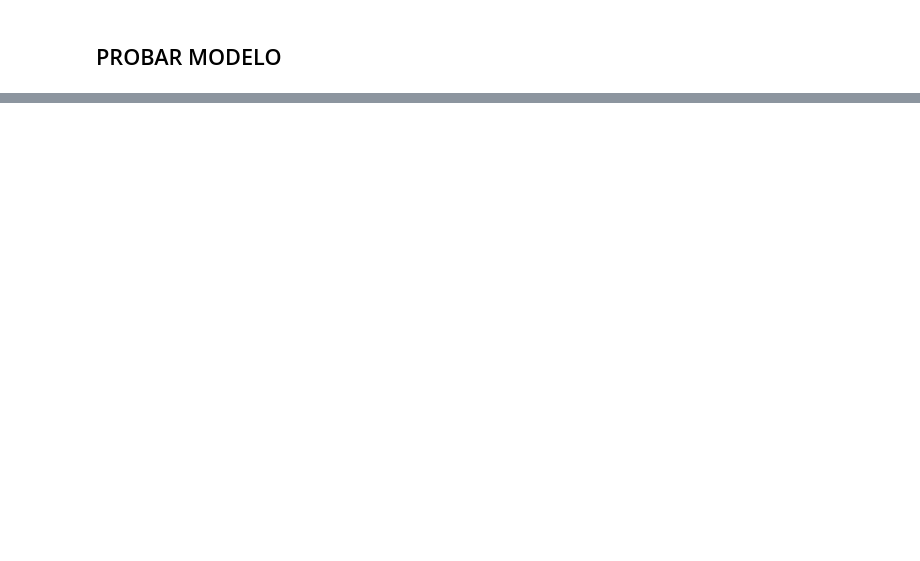
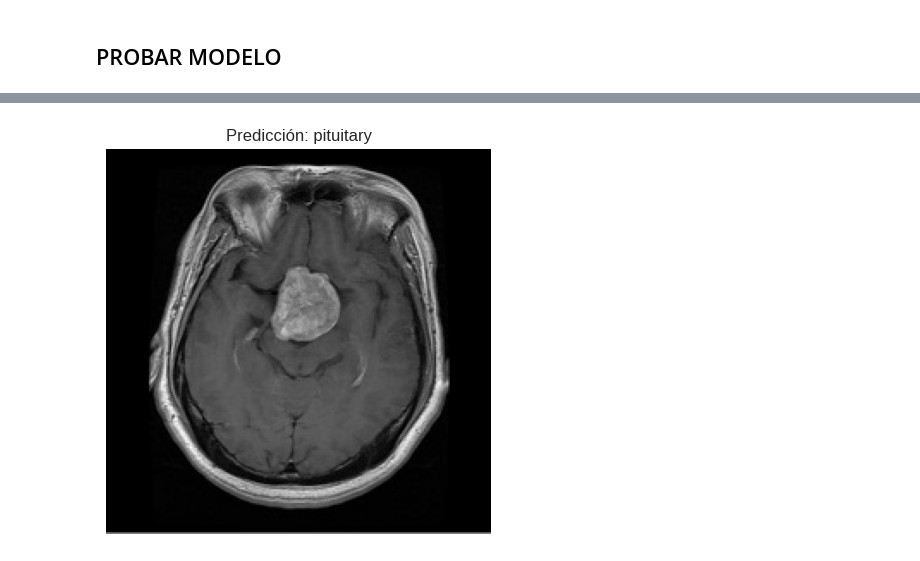
Before and after one commit to tatianacarcamoreula/Prediccion_Tumor_Cerebral, a Jupyter notebook: Clasificación_de_imagenes.ipynb, the cells around one changed output, grey strips where cells are left out. Drawn from its saved outputs; the diff is of its cells as text; code cells hidden in the pictures; blank space fills up the shorter version.

```diff
--- a/Clasificación_de_imagenes.ipynb
+++ b/Clasificación_de_imagenes.ipynb
@@ -446,7 +445,8 @@ weighted avg       0.92      0.92      0.92       655
 #Pasarle una imagen para que el modelo pueda predecir
 img1 = '/content/drive/MyDrive/Proyectos Google Colab/Proyectos/Clasificación_Tumor_Cerebral/Brain_Tumor_MRI/pituitary.jpg'
 image = Image.open(img1)
-#se cambia el tamaño de la imagen
+
+#se cambia el tamaño de la imagen a 224 x 224
 image_res = image.resize((224,224))
 #se convierte en un array
 image_array = tf.keras.preprocessing.image.img_to_array(image_res)
@@ -457,5 +457,13 @@ image_array = tf.expand_dims(image_norm, 0)
 #predicción de la imagen
 prediction = model.predict(image_array)
 class_labels = ['glioma', 'meningioma', 'notumor', 'pituitary']
-print(class_labels[np.argmax(prediction)])
+
+#mostrar imagen dada y resultado de la predicción
+fig= plt.figure(figsize=(5,5))
+ax= fig.add_subplot()
+ax.axis("off")
+img = mpimg.imread(img1)
+plt.imshow(img, cmap='gray')
+plt.title(f"Predicción: {class_labels[np.argmax(prediction)]}")
+plt.show()
 # %% [output]
@@ -463,0 +471 @@ pituitary
+[figure, added]
```
Also changed, not shown: parts of 13 cells of this notebook.
